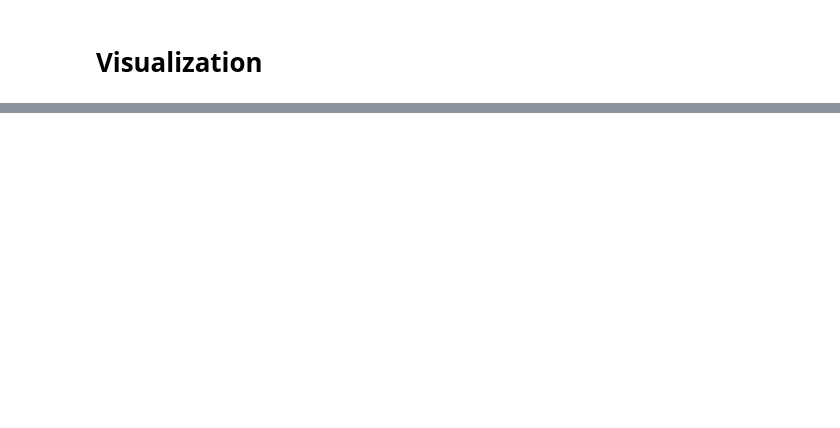
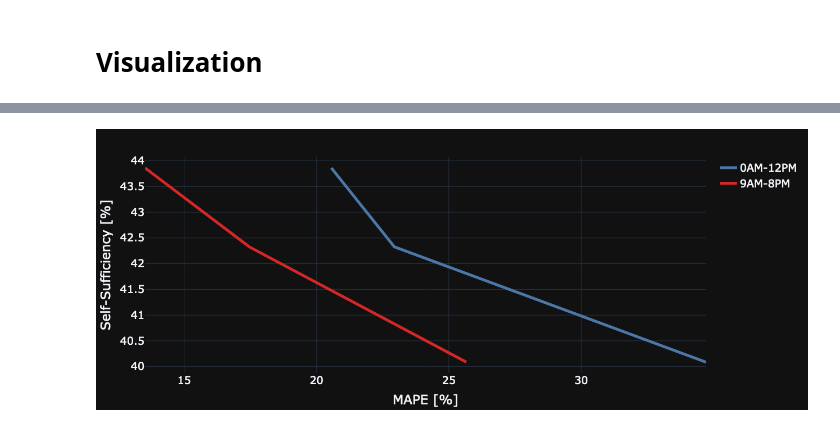
Before and after one commit to Jonathan56/pylec_forecastpaper, a Jupyter notebook: studies/ma.ipynb, the cells around one changed output, grey strips where cells are left out. Cells and saved outputs as stored; diff of their text form; code cells hidden in the pictures; blank space fills up the shorter version.

```diff
--- a/studies/ma.ipynb
+++ b/studies/ma.ipynb
@@ -32,9 +32,9 @@ inputfiles = [f'data/{x}_{batch}.pickle' for x in nb_houses]
 outputfile = 'result.pickle'
 
 # Simulation period
-start= '2019-05-01 00:00:00'
+start = '2019-01-01 00:00:00'
 start = datetime.strptime(start, '%Y-%m-%d %H:%M:%S')
-end = '2019-05-10 23:45:00'
+end = '2019-12-31 23:45:00'
 end = datetime.strptime(end, '%Y-%m-%d %H:%M:%S')
 f_horizon = timedelta(days=2) - timedelta(minutes=15)
 f_train_period = timedelta(days=14)
@@ -69,8 +69,8 @@ for inputfile, nb_house in zip(inputfiles, nb_houses):
     ###########
     ### RUN ###
     ###########
-    pv_capacity = 3 * nb_house  # kW
-    battery_kWh = 6 * nb_house   # kWh
+    pv_capacity = 1.25 * nb_house  # kW
+    battery_kWh = 3 * nb_house   # kWh
     battery_kW = 2 * nb_house  # kW
     result = main.main(df.asfreq('15T'), start, end, pv_capacity, battery_kWh, battery_kW,
                   f_method, f_kwarg, f_horizon, f_train_period, control_func)
@@ -79,7 +79,13 @@ for inputfile, nb_house in zip(inputfiles, nb_houses):
     result['index'] = nb_house
     result['filename'] = inputfile
     result['algo'] = f'{f_method.__name__}'
+    result['f_kwarg'] = str(f_kwarg)
     result['batch'] = batch
+    result['start'] = start.strftime('%Y-%m-%d %H:%M:%S')
+    result['end'] = end.strftime('%Y-%m-%d %H:%M:%S')
+    result['pv_capacity'] = pv_capacity
+    result['battery_kWh'] = battery_kWh
+    result['battery_kW'] = battery_kW
     metrics = metrics.append(result, ignore_index=True)
 
 print(tabulate(
@@ -120,0 +151,20 @@ Total time elapsed (hh:mm:ss) 0:00:06.757381
+# %%
+# Draw relation between value and quality
+fig = px.line(metrics, x='MAPE_%', y='ssuff_%')
+fig.data[0].update({'name': '0AM-12PM', 'showlegend': True})
+trace = px.line(metrics, x='MAPE_9a8p_%', y='ssuff_%').data[0]
+trace.update({'name': '9AM-8PM',
+              'showlegend': True,
+              'line': {'color': '#d62728'}})
+fig.add_trace(trace)
+fig.update_layout(
+    layout,
+    height=500,
+    width=800,
+    showlegend=True,
+    yaxis={'title': 'Self-Sufficiency [%]'})
+fig.update_xaxes({'title': 'MAPE [%]'})
+fig.update_traces({'line': {'width' : 5}})
+fig.show()
+# %% [output]
+[figure, added]
```
Also changed, not shown: parts of 7 cells of this notebook, 3 other files.
